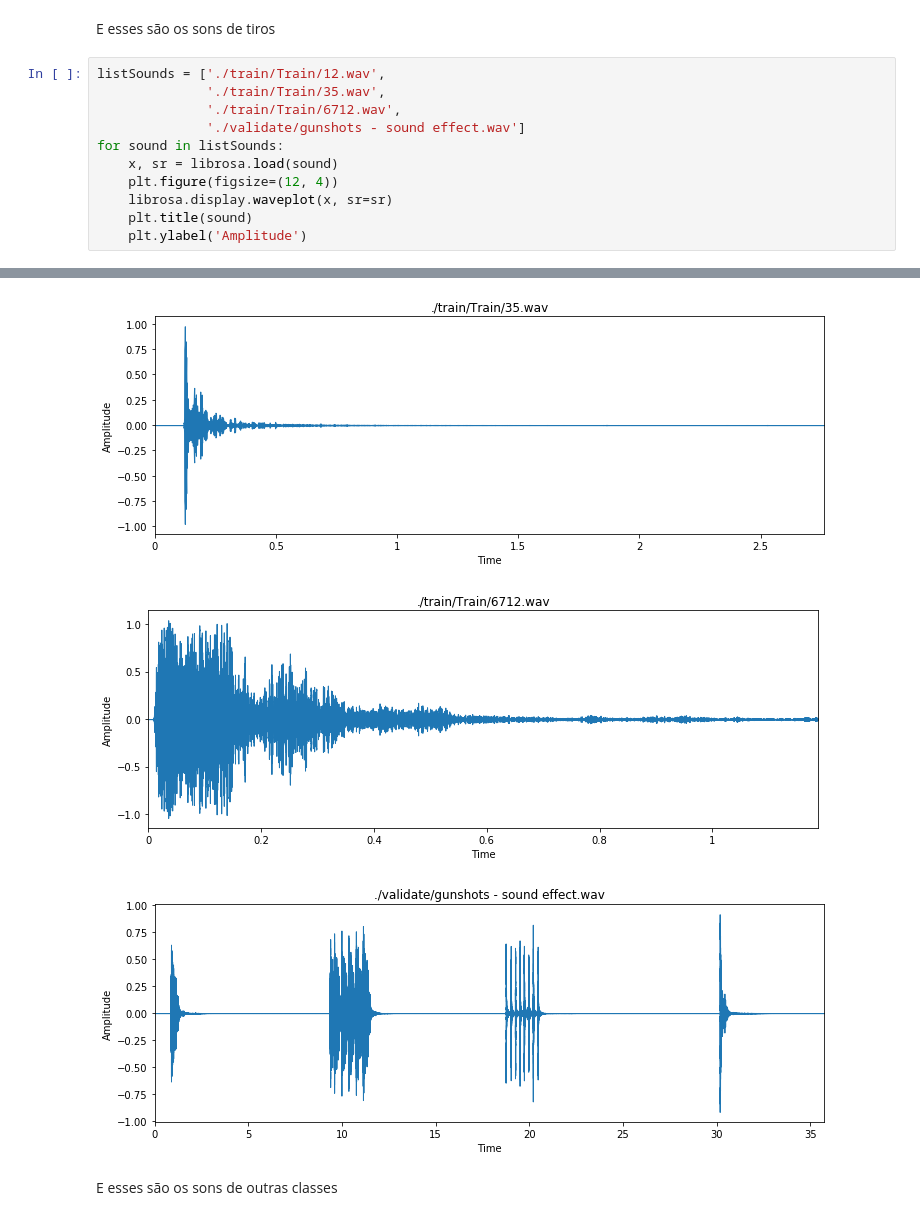
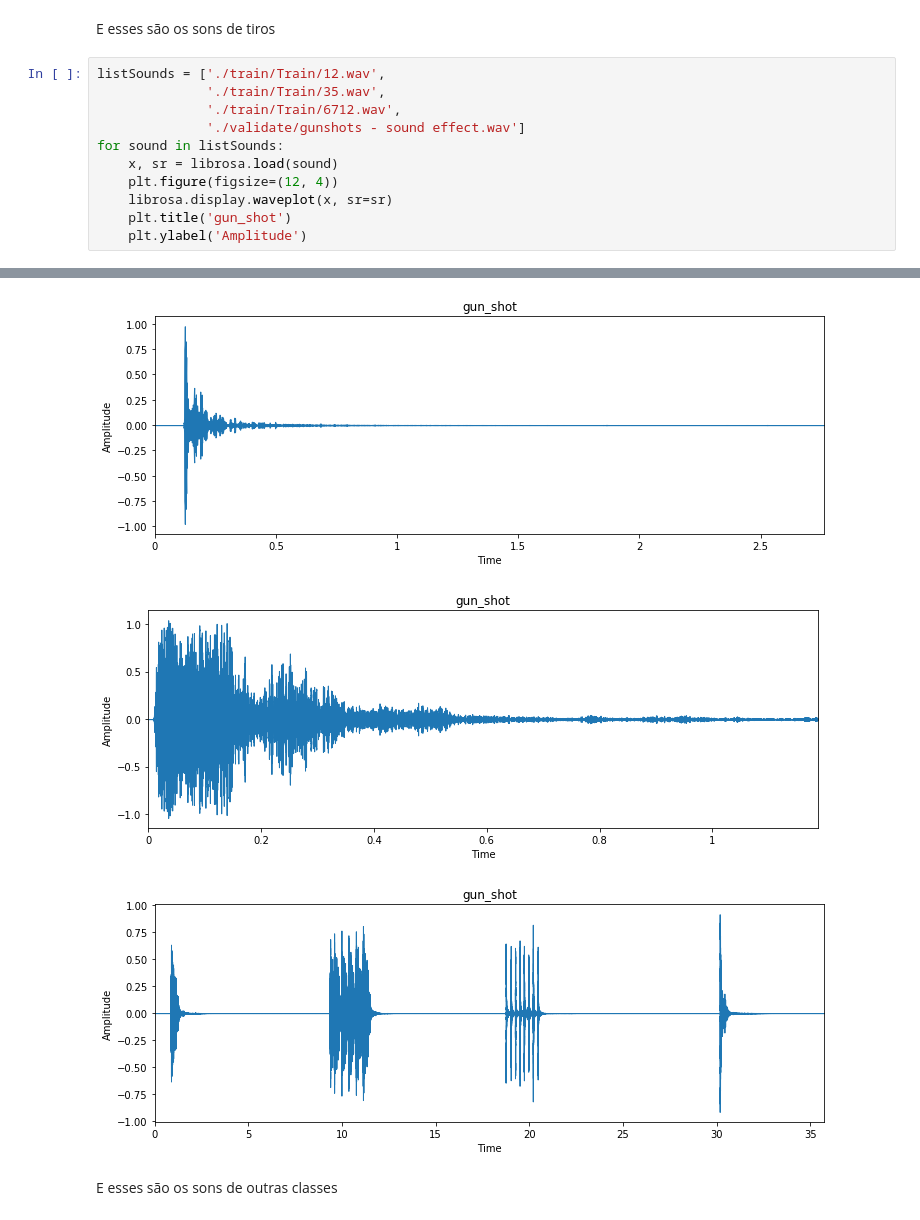
Before and after one commit to flisbao/ml_nanodegree, a Jupyter notebook: TCC_2.ipynb, the cells around one changed output, grey strips where cells are left out. Saved outputs shown, nothing was run; the diff lists cells and outputs as text.

```diff
--- a/TCC_2.ipynb
+++ b/TCC_2.ipynb
@@ -91,6 +91,6 @@ for sound in listSounds:
     x, sr = librosa.load(sound)
     plt.figure(figsize=(12, 4))
     librosa.display.waveplot(x, sr=sr)
-    plt.title(sound)
+    plt.title('gun_shot')
     plt.ylabel('Amplitude')
 # %% [output]
@@ -98,6 +98,6 @@ for sound in listSounds:
-[figure, old version]
+[figure, new version]
-[figure, old version]
+[figure, new version]
-[figure, old version]
+[figure, new version]
 # %% [markdown]
 E esses são os sons de outras classes
 # %%
```
Also changed, not shown: parts of 3 cells of this notebook, 1 other file.
